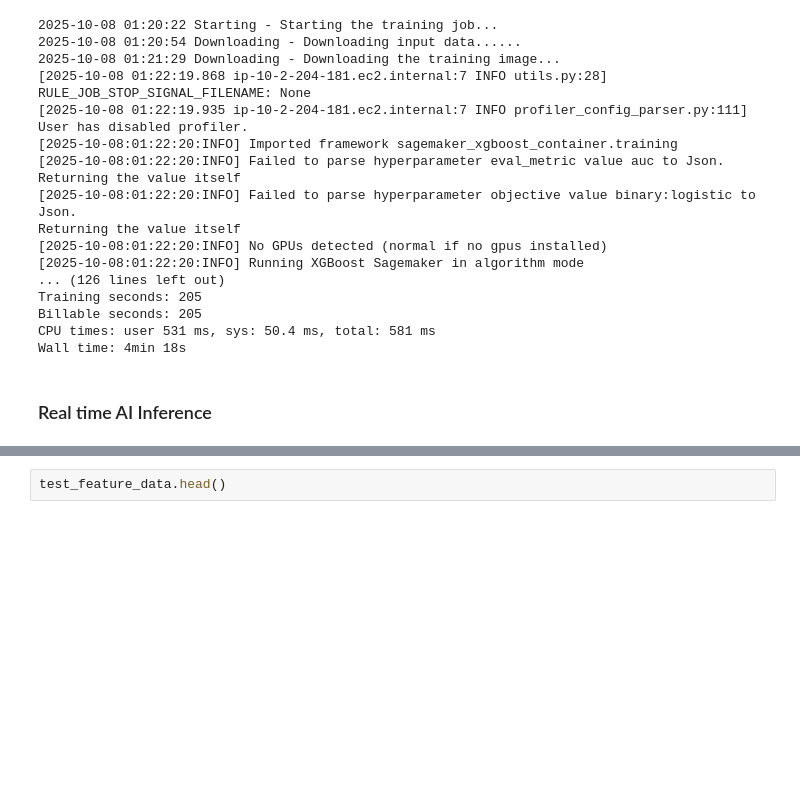
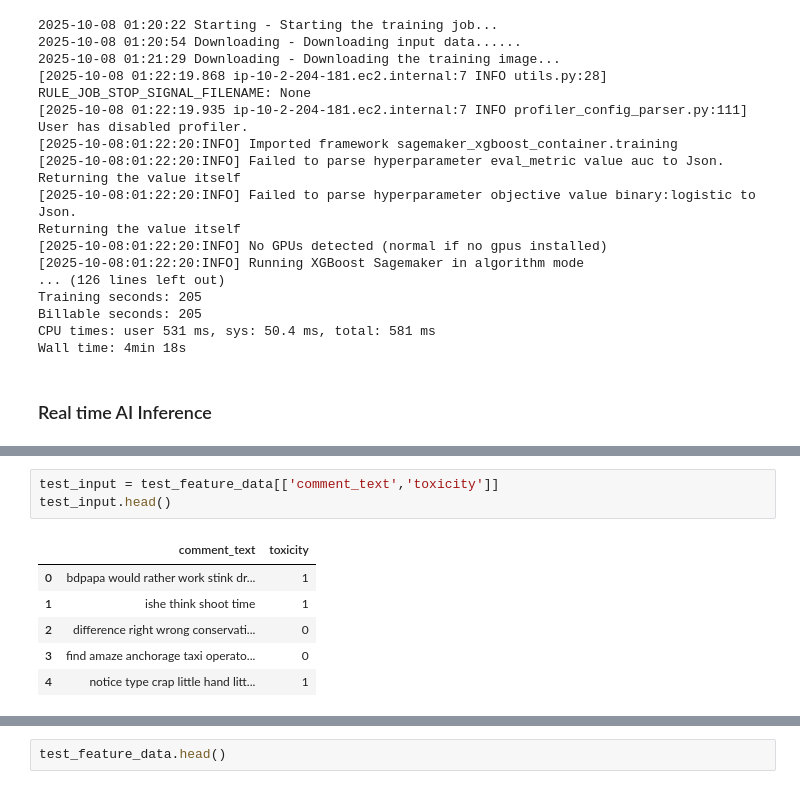
Before and after one commit to karthikraghavan/aai540_toxicity_classification, a Jupyter notebook: datalake_operations.ipynb, the cells around one changed output, grey strips where cells are left out. Cells and saved outputs as stored; diff of their text form; blank space fills up the shorter version.

```diff
--- a/datalake_operations.ipynb
+++ b/datalake_operations.ipynb
@@ -901,0 +950,10 @@ predictor = xgb_model.deploy(
+# %%
+test_input = test_feature_data[['comment_text','toxicity']]
+test_input.head()
+# %% [output]
+|  | comment_text | toxicity |
+| 0 | bdpapa would rather work stink dr... | 1 |
+| 1 | ishe think shoot time | 1 |
+| 2 | difference right wrong conservati... | 0 |
+| 3 | find amaze anchorage taxi operato... | 0 |
+| 4 | notice type crap little hand litt... | 1 |
```
Also changed, not shown: parts of 41 cells of this notebook.
